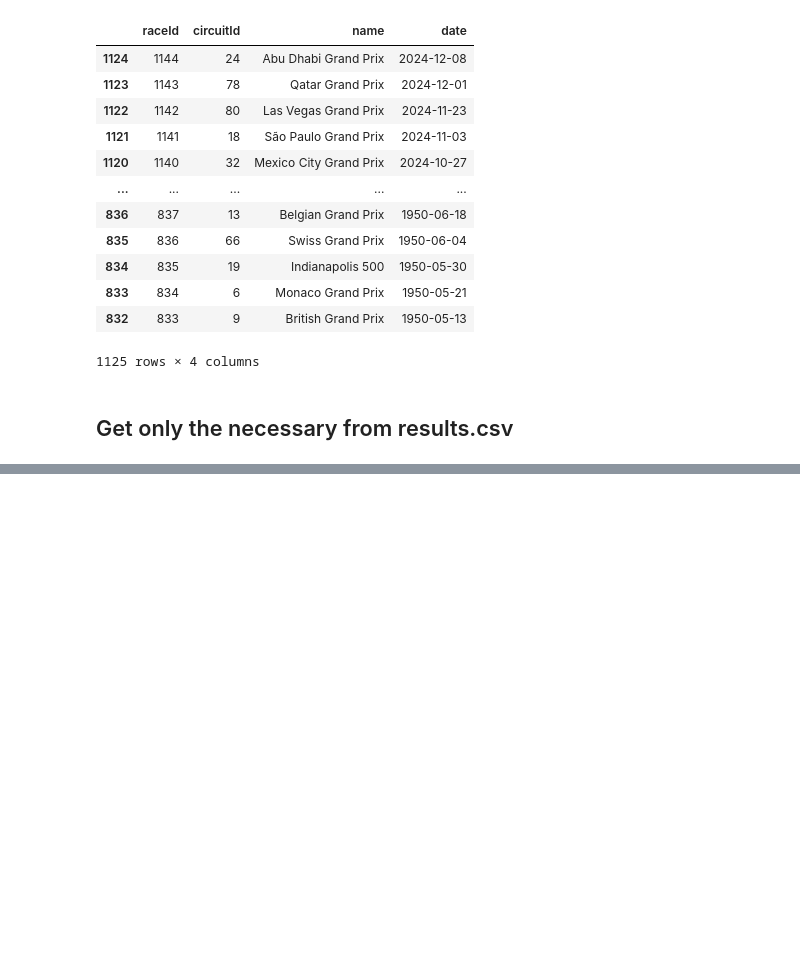
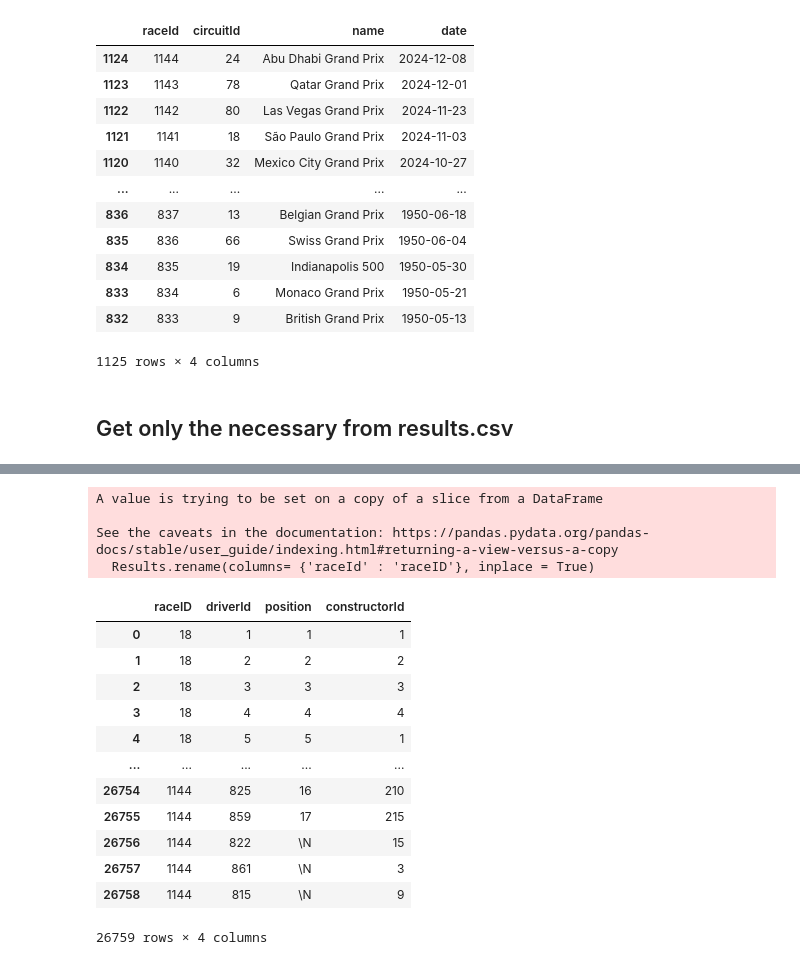
Before and after one commit to ThalesMelo1/Analyses-F1-2024, a Jupyter notebook: Desafios/F1/Formula.ipynb, the cells around one changed output, grey strips where cells are left out. Saved outputs shown, nothing was run; the diff lists cells and outputs as text; code cells hidden in the pictures; blank space fills up the shorter version.

```diff
--- a/Desafios/F1/Formula.ipynb
+++ b/Desafios/F1/Formula.ipynb
@@ -84,0 +101,22 @@ Races
+# %%
+Results = ResultsDF[['raceId', 'driverId', 'position', 'constructorId']]
+Results.rename(columns= {'raceId' : 'raceID'}, inplace = True)
+Results
+# %% [output]
+A value is trying to be set on a copy of a slice from a DataFrame
+
+See the caveats in the documentation: https://pandas.pydata.org/pandas-docs/stable/user_guide/indexing.html#returning-a-view-versus-a-copy
+  Results.rename(columns= {'raceId' : 'raceID'}, inplace = True)
+|  | raceID | driverId | position | constructorId |
+| 0 | 18 | 1 | 1 | 1 |
+| 1 | 18 | 2 | 2 | 2 |
+| 2 | 18 | 3 | 3 | 3 |
+| 3 | 18 | 4 | 4 | 4 |
+| 4 | 18 | 5 | 5 | 1 |
+| ... | ... | ... | ... | ... |
+| 26754 | 1144 | 825 | 16 | 210 |
+| 26755 | 1144 | 859 | 17 | 215 |
+| 26756 | 1144 | 822 | \N | 15 |
+| 26757 | 1144 | 861 | \N | 3 |
+| 26758 | 1144 | 815 | \N | 9 |
+26759 rows × 4 columns
```
Also changed, not shown: parts of 5 cells of this notebook.
